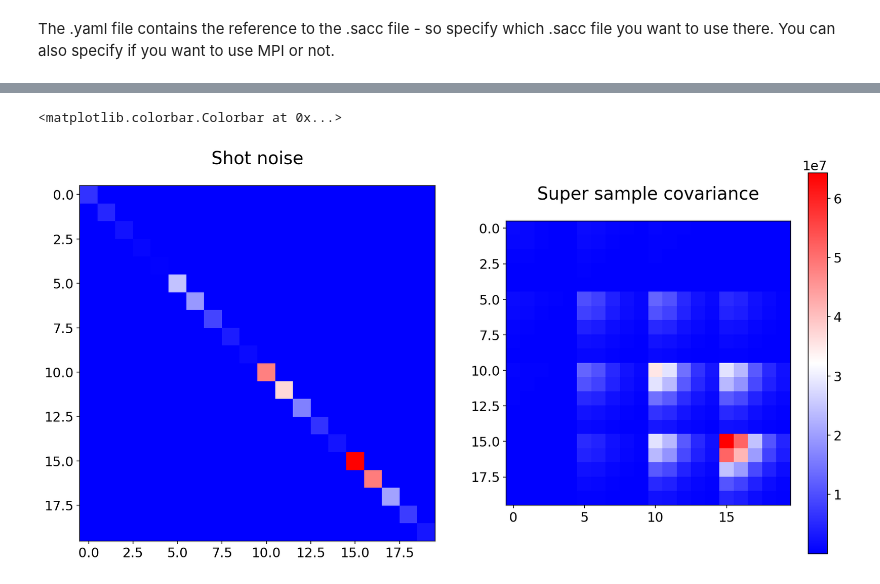
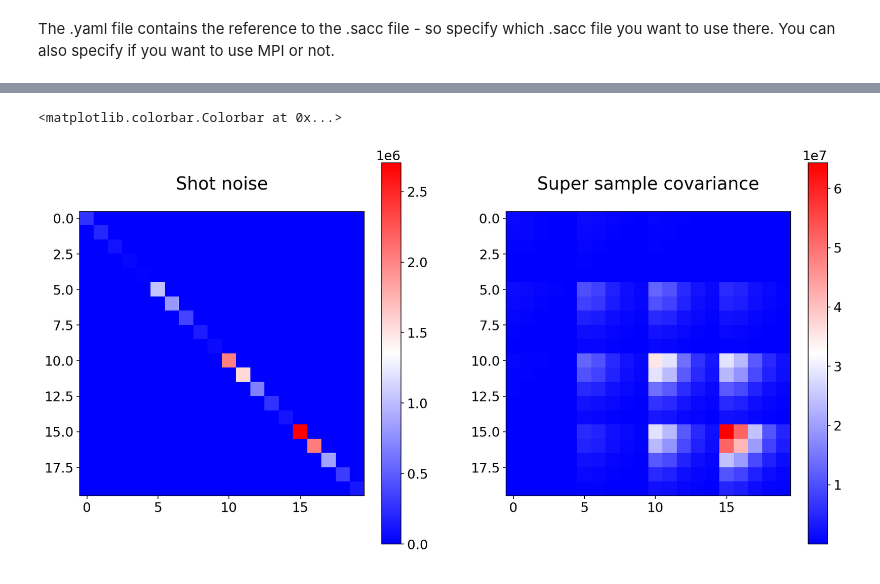
Before and after one commit to LSSTDESC/TJPCov, a Jupyter notebook: examples/cluster_count_covariance.ipynb, the cells around one changed output, grey strips where cells are left out. Drawn from its saved outputs; the diff is of its cells as text; code cells hidden in the pictures.

```diff
--- a/examples/cluster_count_covariance.ipynb
+++ b/examples/cluster_count_covariance.ipynb
@@ -97,11 +105,13 @@ plt.colorbar(im, ax=ax2)
 # %%
 fig, (ax1, ax2) = plt.subplots(1, 2, figsize=(16,8))
-ax1.imshow(cov_terms['gauss'], cmap='bwr')
-im = ax2.imshow(cov_terms['SSC'], cmap='bwr')
+im1 = ax1.imshow(cov_terms['gauss'], cmap='bwr')
+im2 = ax2.imshow(cov_terms['SSC'], cmap='bwr')
 ax1.set_title('Shot noise')
 ax2.set_title('Super sample covariance')
 
-plt.colorbar(im, ax=ax2)
+plt.colorbar(im1, ax=ax1)
+plt.colorbar(im2, ax=ax2)
+plt.suptitle('Covariance from terms')
 # %% [output]
 <matplotlib.colorbar.Colorbar at 0x...>
-[figure, old version]
+[figure, new version]
```
Also changed, not shown: parts of 9 cells of this notebook, 1 other file.
